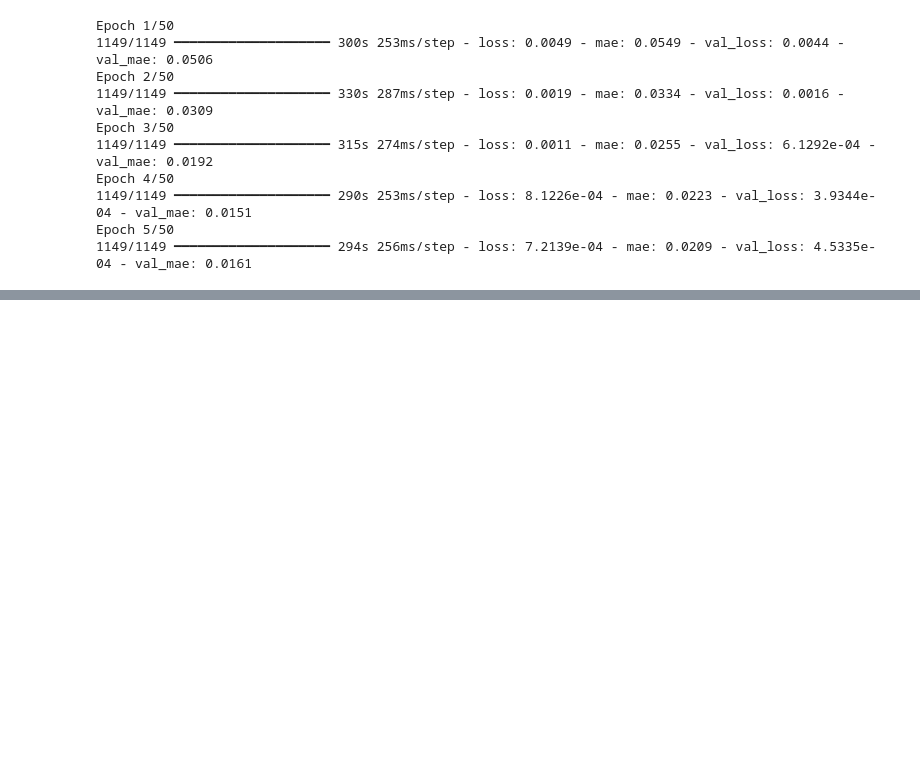
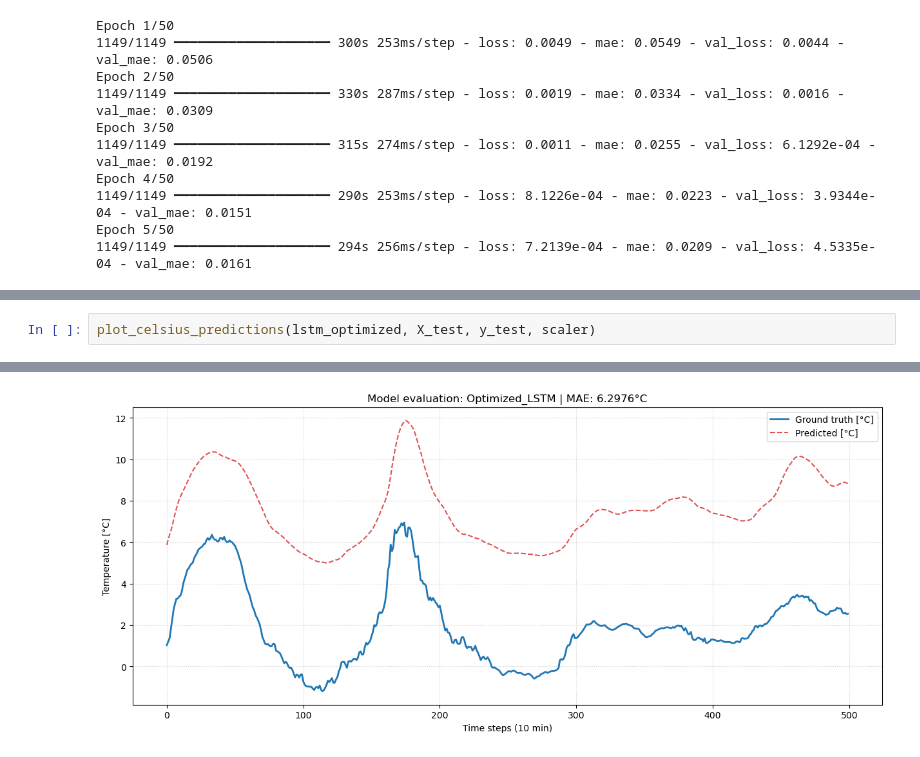
Before and after one commit to MrWlobo/Weather-Forecasting, a Jupyter notebook: main.ipynb, the cells around one changed output, grey strips where cells are left out. Drawn from its saved outputs; the diff is of its cells as text; blank space fills up the shorter version.

```diff
--- a/main.ipynb
+++ b/main.ipynb
@@ -484,0 +492,3 @@ Epoch 5/50
+# %%
+plot_celsius_predictions(lstm_optimized, X_test, y_test, scaler)
+# %% [output]
@@ -484,0 +496 @@ Epoch 5/50
+[figure, added]
```
Also changed, not shown: parts of 3 cells of this notebook.
